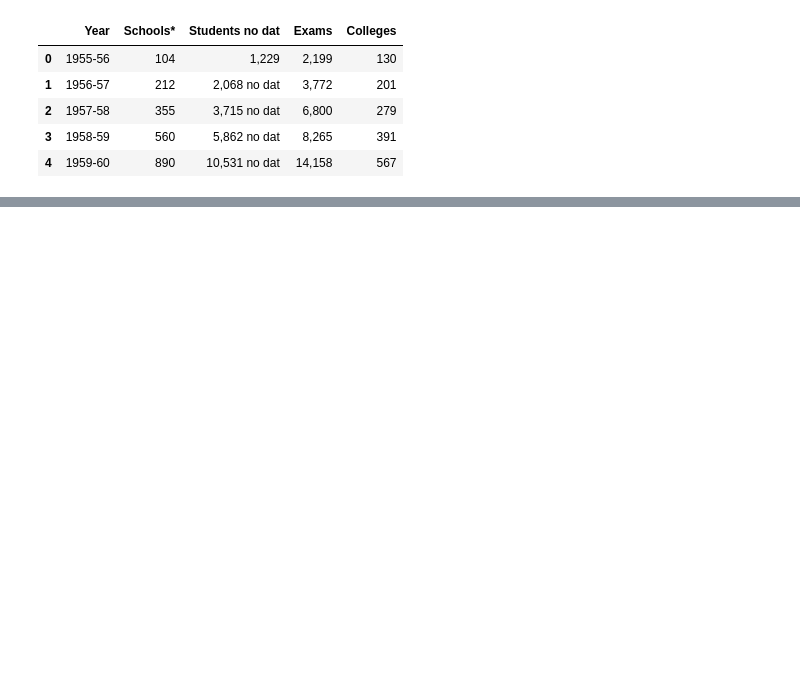
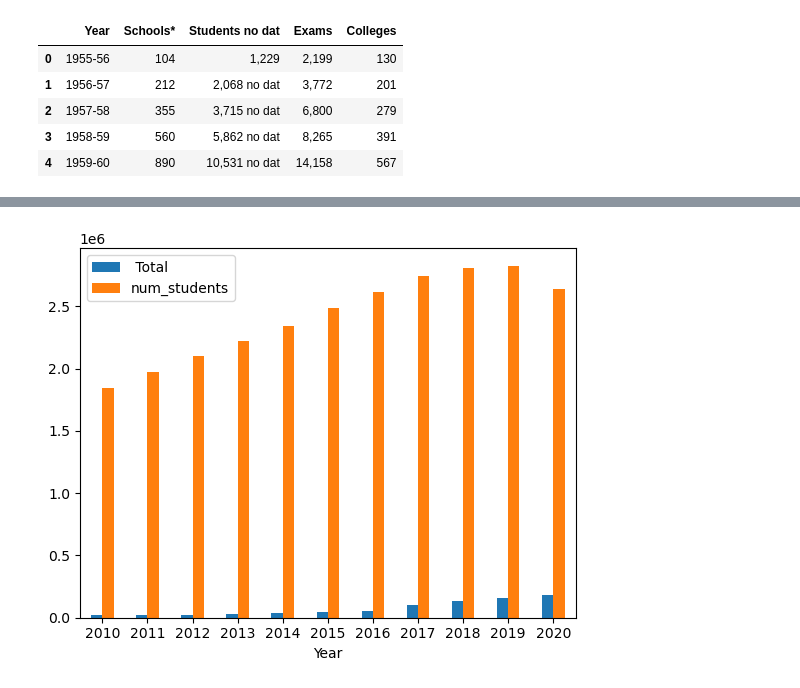
Before and after one commit to leahokamura/CS290FinalProject, a Jupyter notebook: DataCleaning_for_APData.ipynb, the cells around one changed output, grey strips where cells are left out. Drawn from its saved outputs; the diff is of its cells as text; code cells hidden in the pictures; blank space fills up the shorter version.

```diff
--- a/DataCleaning_for_APData.ipynb
+++ b/DataCleaning_for_APData.ipynb
@@ -52,0 +53,2 @@ df
+# %%
+ALL = pd.concat([CSA, CSP], axis=0)
@@ -52,0 +73,4 @@ df
+# %%
+total=df[-11:]
+total.set_index(CS.index, inplace=True)
+total
@@ -52,0 +91,10 @@ df
+# %%
+errything=pd.concat([CS, total], axis=1)
+errything["Year"]=errything.index
+# %%
+import seaborn as sns
+import matplotlib.pyplot as plt
+
+ax = errything.plot(x="Year", y=[" Total", "num_students"], kind="bar", rot=0)
+# %% [output]
+[figure, added]
```
Also changed, not shown: parts of 10 cells of this notebook.
